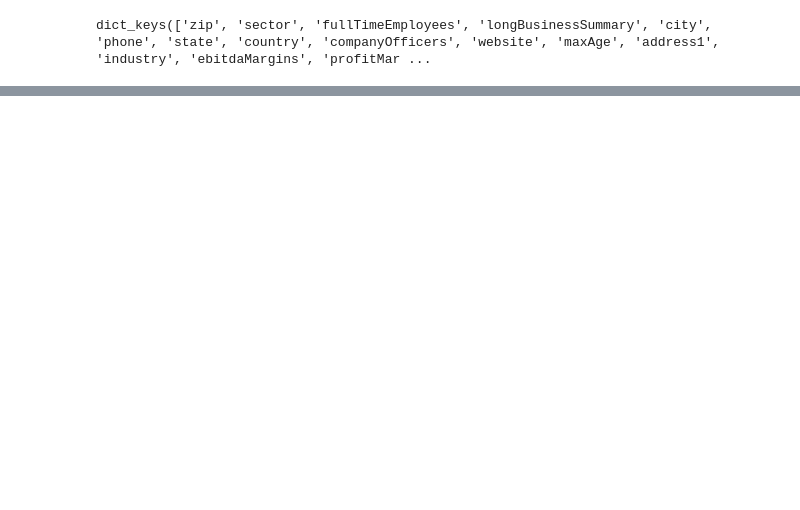
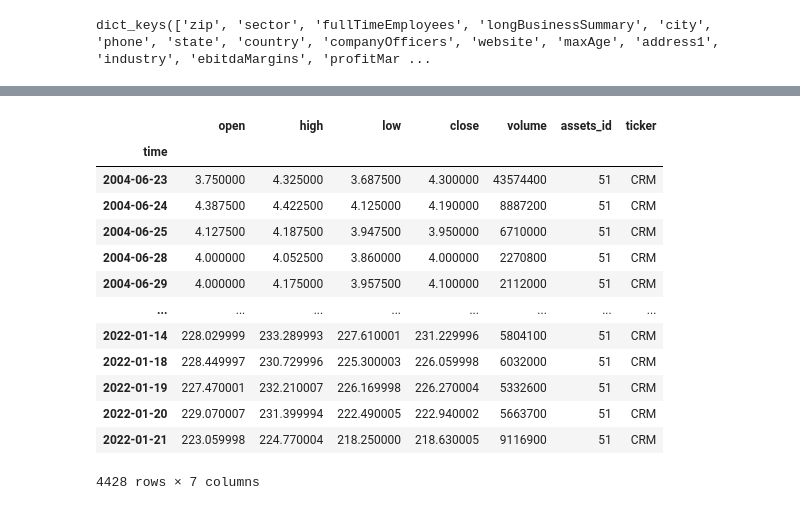
Before and after one commit to Ale-Cas/py-quant-fin, a Jupyter notebook: notebooks/scrapers.ipynb, the cells around one changed output, grey strips where cells are left out. Saved outputs shown, nothing was run; the diff lists cells and outputs as text; code cells hidden in the pictures; blank space fills up the shorter version.

Commit message:
feat: populate_prices script

```diff
--- a/notebooks/scrapers.ipynb
+++ b/notebooks/scrapers.ipynb
@@ -72,0 +84,3 @@ assets_df["is_etf"]=[False for _ in range(len(assets_df.index))]
+# %%
+row = cur.fetchall()
+row
@@ -72,0 +105,3 @@ assets_df["is_etf"]=[False for _ in range(len(assets_df.index))]
+# %%
+for id, ticker in row:
+    print(id)
@@ -78,0 +280,31 @@ dict_keys(['zip', 'sector', 'fullTimeEmployees', 'longBusinessSummary', 'city',
+# %%
+prices_list = []
+sql_query = """SELECT id, ticker FROM assets"""
+connection = psycopg2.connect(
+            host=config.DB_HOST,
+            database=config.DB_NAME,
+            user=config.DB_USER,
+            password=config.DB_PASSWORD,
+        )
+cur = connection.cursor()
+cur.execute(query=sql_query)
+rows = cur.fetchall()
+for id, ticker in rows[:50]:
+    yfticker = yf.Ticker(ticker)
+    prices = yfticker.history(period="max", auto_adjust=False)
+    prices["assets_id"] = id
+    prices["ticker"] = ticker
+    # prices.index = pd.to_datetime(prices.index, format="%Y-%m-%d")
+    prices.index = prices.index.date
+    prices.index = prices.index.rename("time")
+    prices = prices.rename(
+        columns={
+            "Open": "open",
+            "Close": "close",
+            "High": "high",
+            "Low": "low",
+            "Volume": "volume",
+        }
+    )
+    prices = prices.drop(["Adj Close", "Dividends", "Stock Splits"], axis=1)
+    prices_list = [row for row in prices.itertuples(index=True, name=None)]
@@ -78,0 +332,17 @@ dict_keys(['zip', 'sector', 'fullTimeEmployees', 'longBusinessSummary', 'city',
+# %%
+prices
+# %% [output]
+|  | open | high | low | close | volume | assets_id | ticker |
+| time |  |  |  |  |  |  |  |
+| 2004-06-23 | 3.750000 | 4.325000 | 3.687500 | 4.300000 | 43574400 | 51 | CRM |
+| 2004-06-24 | 4.387500 | 4.422500 | 4.125000 | 4.190000 | 8887200 | 51 | CRM |
+| 2004-06-25 | 4.127500 | 4.187500 | 3.947500 | 3.950000 | 6710000 | 51 | CRM |
+| 2004-06-28 | 4.000000 | 4.052500 | 3.860000 | 4.000000 | 2270800 | 51 | CRM |
+| 2004-06-29 | 4.000000 | 4.175000 | 3.957500 | 4.100000 | 2112000 | 51 | CRM |
+| ... | ... | ... | ... | ... | ... | ... | ... |
+| 2022-01-14 | 228.029999 | 233.289993 | 227.610001 | 231.229996 | 5804100 | 51 | CRM |
+| 2022-01-18 | 228.449997 | 230.729996 | 225.300003 | 226.059998 | 6032000 | 51 | CRM |
+| 2022-01-19 | 227.470001 | 232.210007 | 226.169998 | 226.270004 | 5332600 | 51 | CRM |
+| 2022-01-20 | 229.070007 | 231.399994 | 222.490005 | 222.940002 | 5663700 | 51 | CRM |
+| 2022-01-21 | 223.059998 | 224.770004 | 218.250000 | 218.630005 | 9116900 | 51 | CRM |
+4428 rows × 7 columns
```
Also changed, not shown: parts of 15 cells of this notebook, 4 other files.
